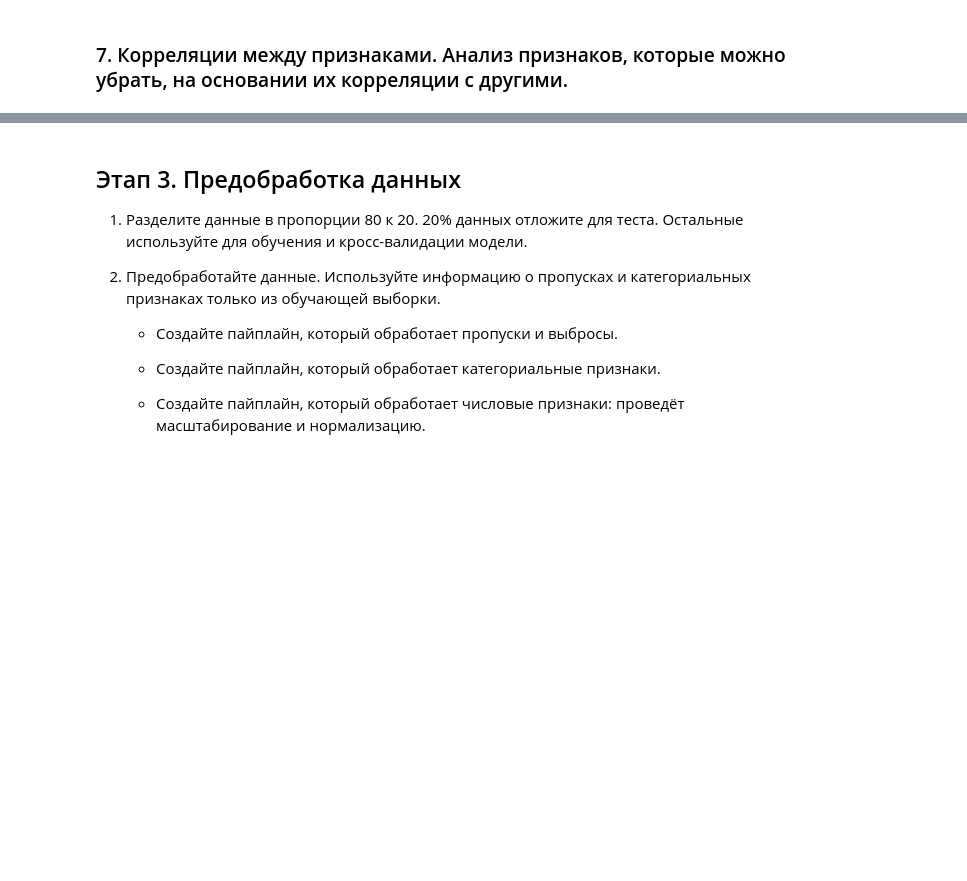
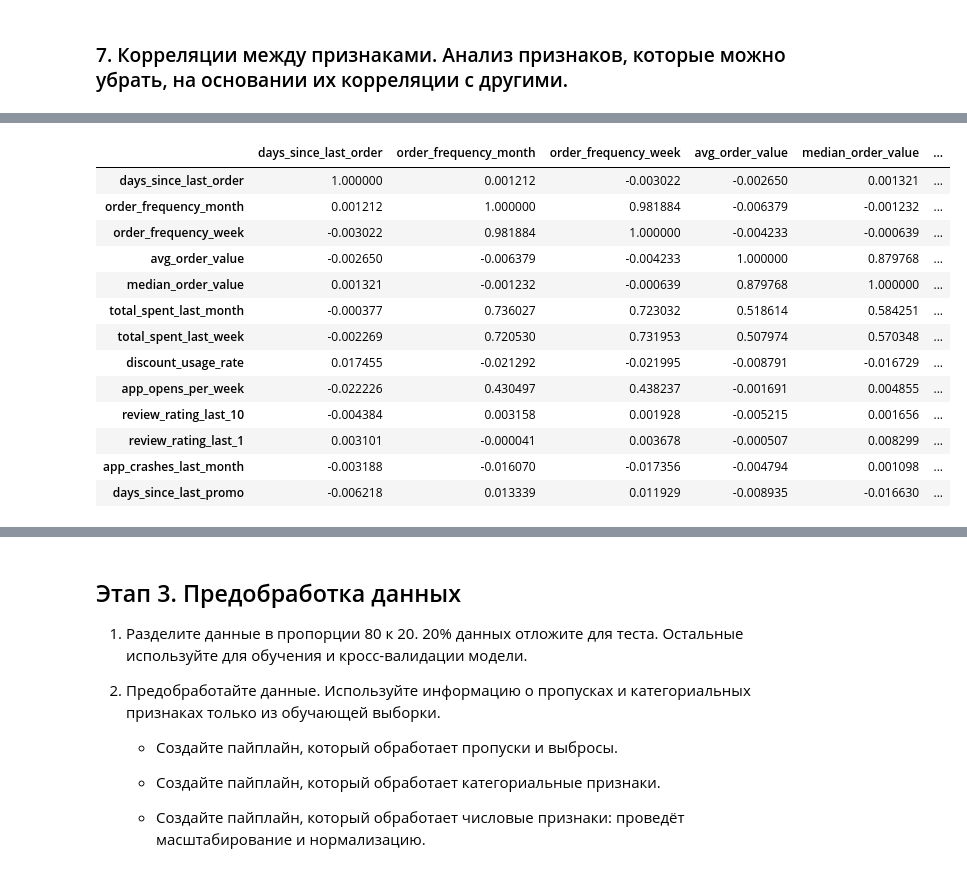
Before and after one commit to TemaQDX/project_happy_coffe_beans, a Jupyter notebook: happy_coffee_beans_project_sprint_11_Artem_Burov.ipynb, the cells around one changed output, grey strips where cells are left out. Saved outputs shown, nothing was run; the diff lists cells and outputs as text; code cells hidden in the pictures; blank space fills up the shorter version.

```diff
--- a/happy_coffee_beans_project_sprint_11_Artem_Burov.ipynb
+++ b/happy_coffee_beans_project_sprint_11_Artem_Burov.ipynb
@@ -916,0 +998,17 @@ plt.show()
+# %%
+df_processed[num_features].corr(method='spearman').style.background_gradient(cmap='coolwarm')
+# %% [output]
+|  | days_since_last_order | order_frequency_month | order_frequency_week | avg_order_value | median_order_value | ... |
+| days_since_last_order | 1.000000 | 0.001212 | -0.003022 | -0.002650 | 0.001321 | ... |
+| order_frequency_month | 0.001212 | 1.000000 | 0.981884 | -0.006379 | -0.001232 | ... |
+| order_frequency_week | -0.003022 | 0.981884 | 1.000000 | -0.004233 | -0.000639 | ... |
+| avg_order_value | -0.002650 | -0.006379 | -0.004233 | 1.000000 | 0.879768 | ... |
+| median_order_value | 0.001321 | -0.001232 | -0.000639 | 0.879768 | 1.000000 | ... |
+| total_spent_last_month | -0.000377 | 0.736027 | 0.723032 | 0.518614 | 0.584251 | ... |
+| total_spent_last_week | -0.002269 | 0.720530 | 0.731953 | 0.507974 | 0.570348 | ... |
+| discount_usage_rate | 0.017455 | -0.021292 | -0.021995 | -0.008791 | -0.016729 | ... |
+| app_opens_per_week | -0.022226 | 0.430497 | 0.438237 | -0.001691 | 0.004855 | ... |
+| review_rating_last_10 | -0.004384 | 0.003158 | 0.001928 | -0.005215 | 0.001656 | ... |
+| review_rating_last_1 | 0.003101 | -0.000041 | 0.003678 | -0.000507 | 0.008299 | ... |
+| app_crashes_last_month | -0.003188 | -0.016070 | -0.017356 | -0.004794 | 0.001098 | ... |
+| days_since_last_promo | -0.006218 | 0.013339 | 0.011929 | -0.008935 | -0.016630 | ... |
```
Also changed, not shown: parts of 26 cells of this notebook.
